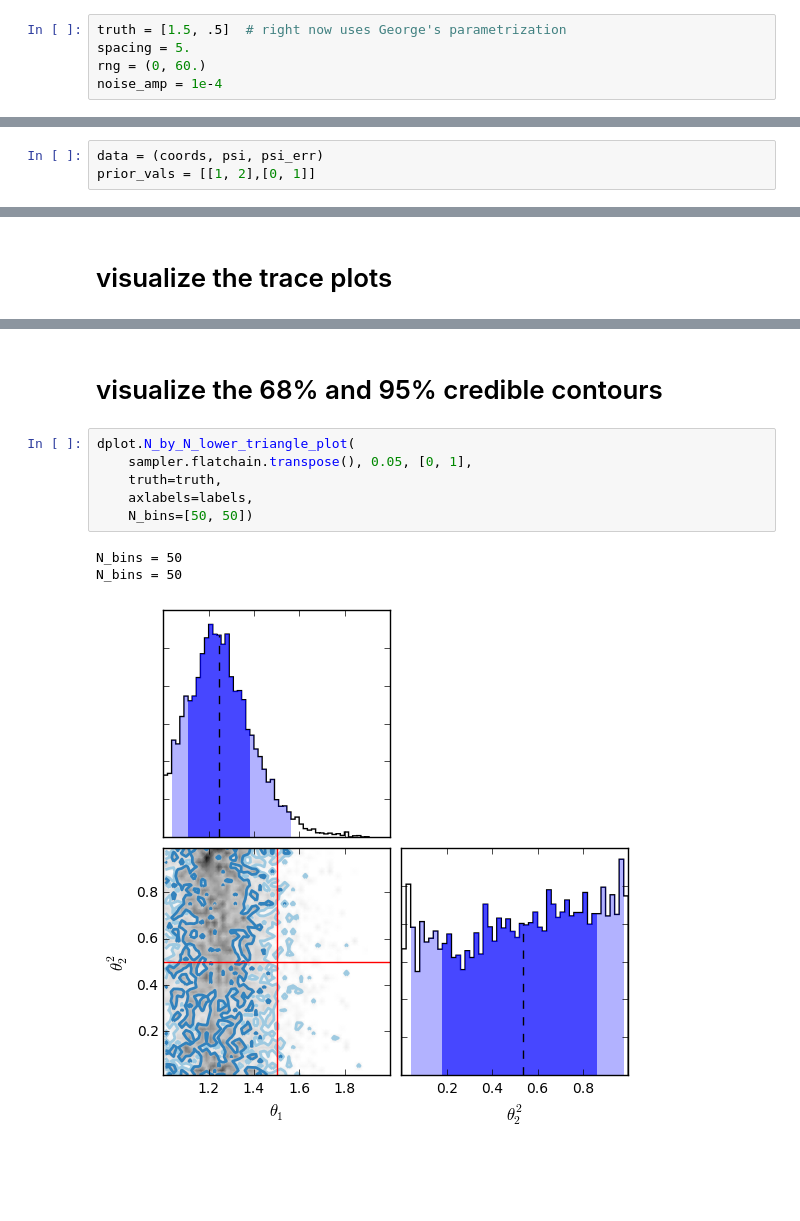
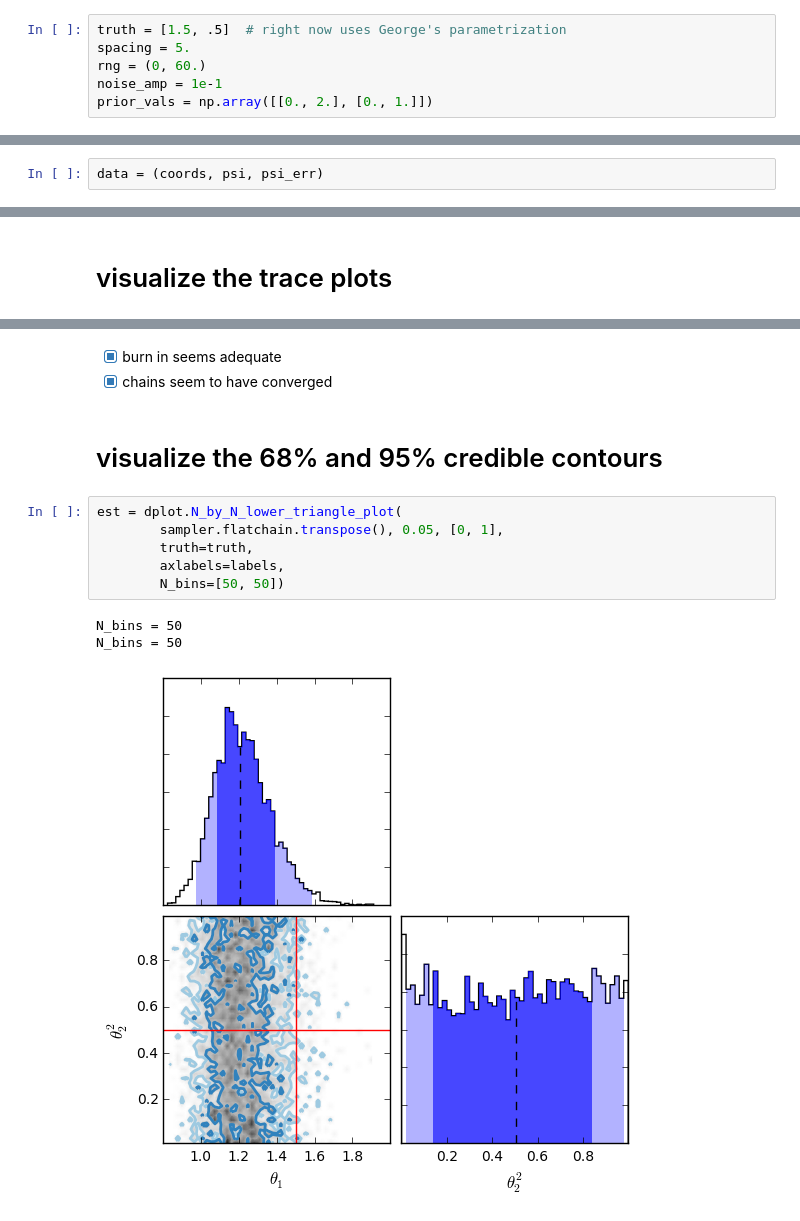
Before and after one commit to karenyyng/shear_gp, a Jupyter notebook: prototypes/2D_fit.ipynb, the cells around one changed output, grey strips where cells are left out. Saved outputs shown, nothing was run; the diff lists cells and outputs as text; blank space fills up the shorter version.

Commit message:
updated plots and prior ranges

```diff
--- a/prototypes/2D_fit.ipynb
+++ b/prototypes/2D_fit.ipynb
@@ -16,7 +20,8 @@ np.random.seed(1)  # fix the random seed for reproducibility
 truth = [1.5, .5]  # right now uses George's parametrization
 spacing = 5.
 rng = (0, 60.)
-noise_amp = 1e-4
+noise_amp = 1e-1
+prior_vals = np.array([[0., 2.], [0., 1.]])
 # %% [markdown]
 parametrization of the Sq Exp kernel in George is:
 \begin{equation}
@@ -40,5 +45,4 @@ np.log(truth)
 array([ 0.40546511, -0.69314718])
 # %%
 data = (coords, psi, psi_err)
-prior_vals = [[1, 2],[0, 1]]
 # %% [markdown]
@@ -76,12 +87,15 @@ dplot.trace_plot(sampler, labels, truth)
+# %% [markdown]
+-[x] burn in seems adequate
+-[x] chains seem to have converged
 # %% [markdown]
 # visualize the 68% and 95% credible contours
 # %%
-dplot.N_by_N_lower_triangle_plot(
-    sampler.flatchain.transpose(), 0.05, [0, 1],
-    truth=truth,
-    axlabels=labels,
-    N_bins=[50, 50])
+est = dplot.N_by_N_lower_triangle_plot(
+        sampler.flatchain.transpose(), 0.05, [0, 1],
+        truth=truth,
+        axlabels=labels,
+        N_bins=[50, 50])
 # %% [output]
 N_bins = 50
 N_bins = 50
-[figure, old version]
+[figure, new version]
```
Also changed, not shown: parts of 13 cells of this notebook, 3 other files.
